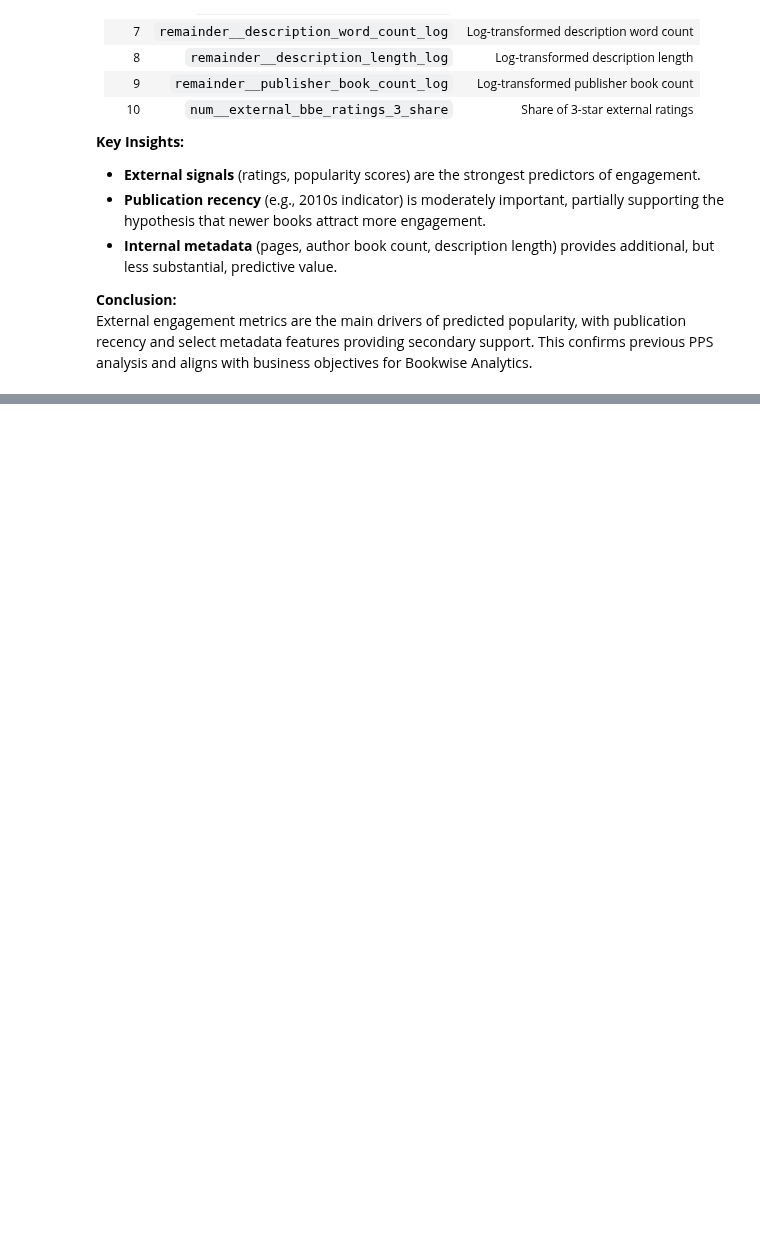
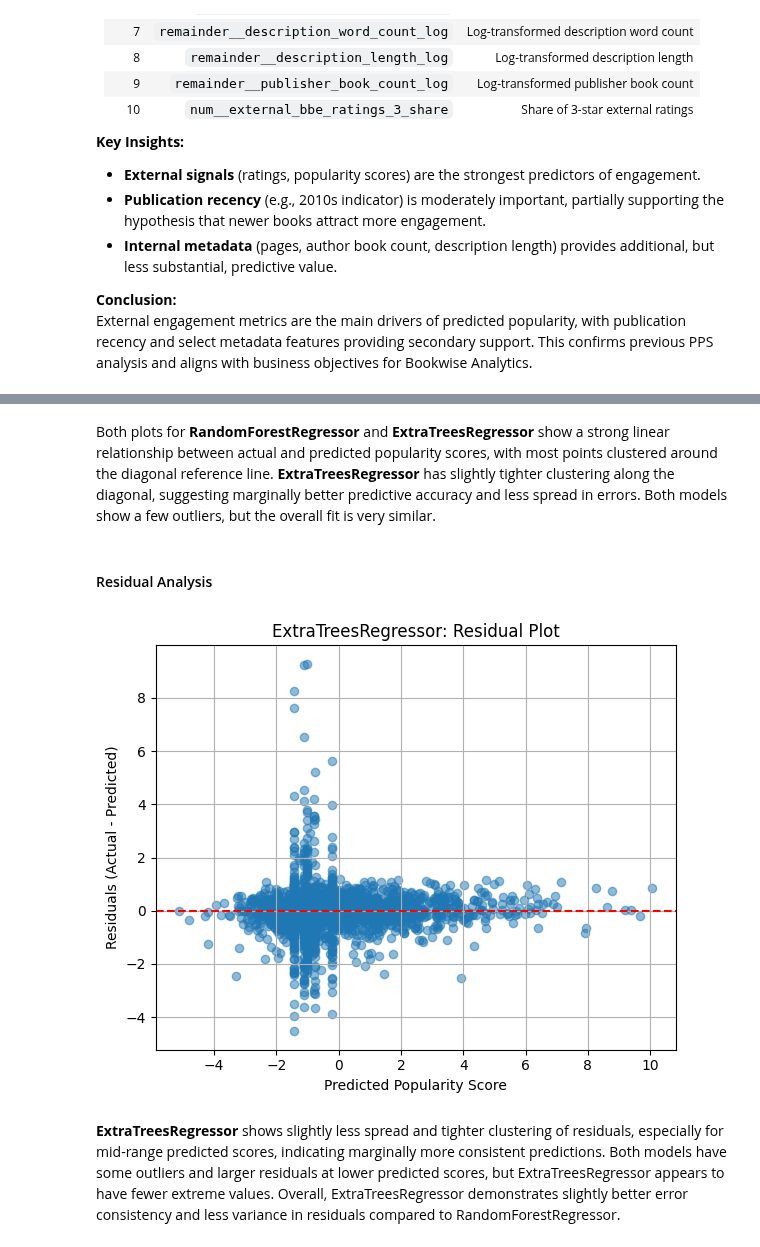
Before and after one commit to larevolucia/bookwise-analytics, a Jupyter notebook: notebooks/06_Modeling.ipynb, the cells around one changed output, grey strips where cells are left out. Saved outputs shown, nothing was run; the diff lists cells and outputs as text; code cells hidden in the pictures; blank space fills up the shorter version.

```diff
--- a/notebooks/06_Modeling.ipynb
+++ b/notebooks/06_Modeling.ipynb
@@ -700,0 +761,22 @@ External engagement metrics are the main drivers of predicted popularity, with p
+# %% [markdown]
+Both plots for **RandomForestRegressor** and **ExtraTreesRegressor** show a strong linear relationship between actual and predicted popularity scores, with most points clustered around the diagonal reference line. **ExtraTreesRegressor** has slightly tighter clustering along the diagonal, suggesting marginally better predictive accuracy and less spread in errors. Both models show a few outliers, but the overall fit is very similar.
+# %% [markdown]
+#### Residual Analysis
+# %%
+# calculate residuals for ExtraTreesRegressor
+residuals_et = y_test - y_pred_et
+
+# pot residuals vs. predicted values
+plt.figure(figsize=(6, 5))
+plt.scatter(y_pred_et, residuals_et, alpha=0.5)
+plt.axhline(0, color='red', linestyle='--')
+plt.xlabel("Predicted Popularity Score")
+plt.ylabel("Residuals (Actual - Predicted)")
+plt.title("ExtraTreesRegressor: Residual Plot")
+plt.grid(True)
+plt.tight_layout()
+plt.show()
+# %% [output]
+[figure, added]
+# %% [markdown]
+**ExtraTreesRegressor** shows slightly less spread and tighter clustering of residuals, especially for mid-range predicted scores, indicating marginally more consistent predictions. Both models have some outliers and larger residuals at lower predicted scores, but ExtraTreesRegressor appears to have fewer extreme values. Overall, ExtraTreesRegressor demonstrates slightly better error consistency and less variance in residuals compared to RandomForestRegressor.
```
Also changed, not shown: parts of 15 cells of this notebook, 3 other files.
